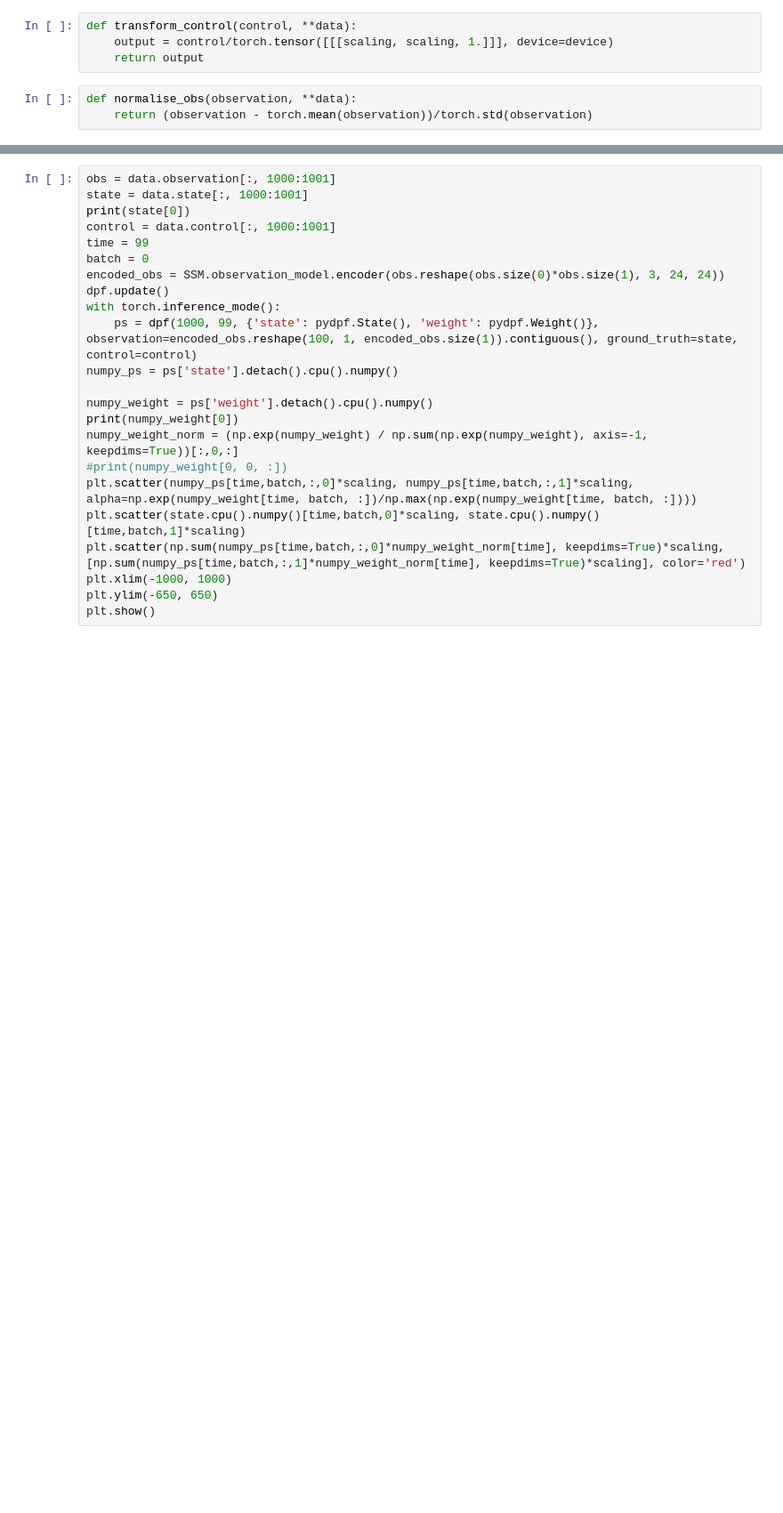
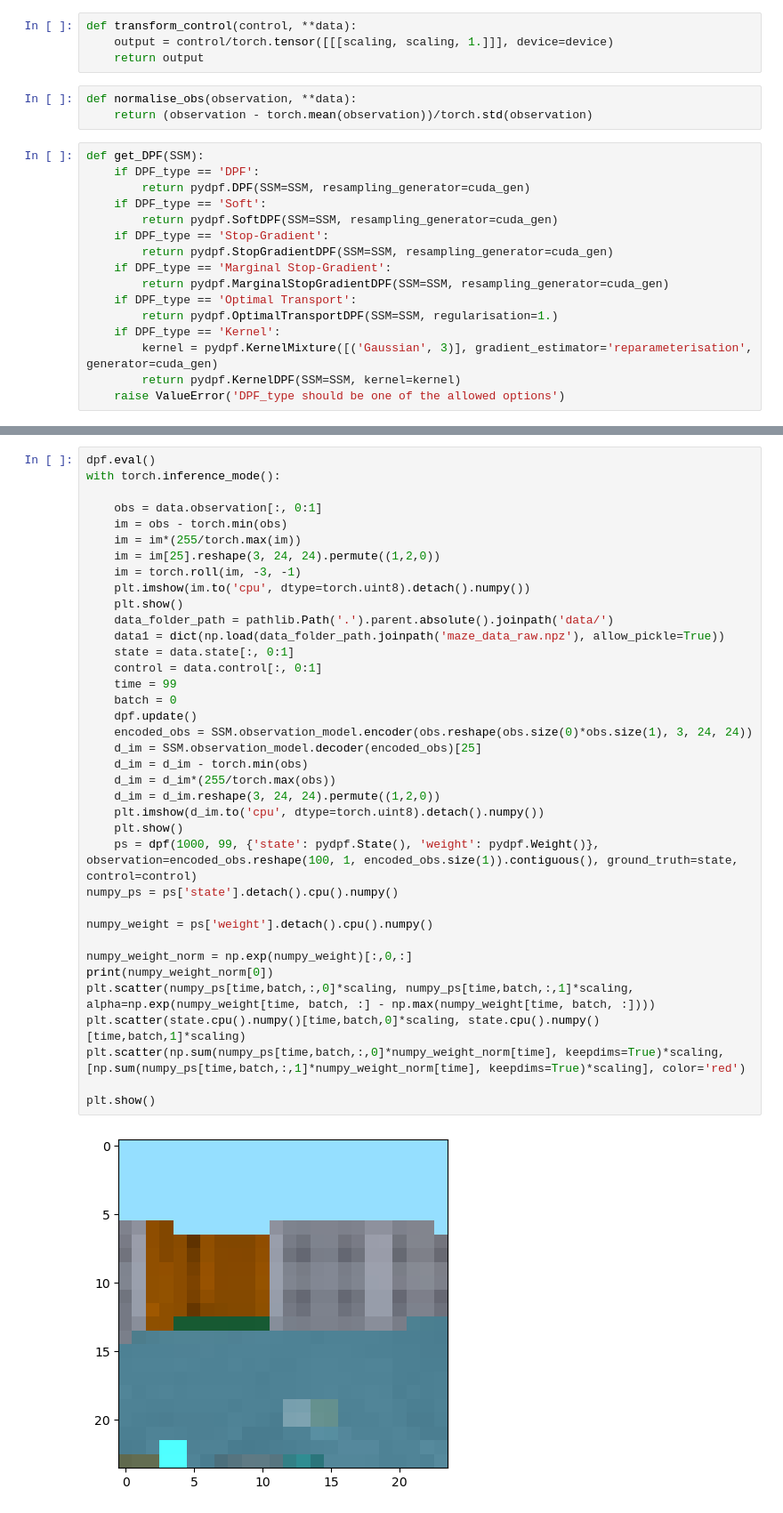
Before and after one commit to John-JoB/pydpf, a Jupyter notebook: jss_examples/Deep mind maze/Experiments.ipynb, the cells around one changed output, grey strips where cells are left out. Shown: that part at 89% size. Saved outputs shown, nothing was run; the diff lists cells and outputs as text; blank space fills up the shorter version.

Commit message:
Added the deep mind maze example

```diff
--- a/jss_examples/Deep mind maze/Experiments.ipynb
+++ b/jss_examples/Deep mind maze/Experiments.ipynb
@@ -54,4 +67,20 @@ def transform_control(control, **data):
 # %%
 def normalise_obs(observation, **data):
     return (observation - torch.mean(observation))/torch.std(observation)
+# %%
+def get_DPF(SSM):
+    if DPF_type == 'DPF':
+        return pydpf.DPF(SSM=SSM, resampling_generator=cuda_gen)
+    if DPF_type == 'Soft':
+        return pydpf.SoftDPF(SSM=SSM, resampling_generator=cuda_gen)
+    if DPF_type == 'Stop-Gradient':
+        return pydpf.StopGradientDPF(SSM=SSM, resampling_generator=cuda_gen)
+    if DPF_type == 'Marginal Stop-Gradient':
+        return pydpf.MarginalStopGradientDPF(SSM=SSM, resampling_generator=cuda_gen)
+    if DPF_type == 'Optimal Transport':
+        return pydpf.OptimalTransportDPF(SSM=SSM, regularisation=1.)
+    if DPF_type == 'Kernel':
+        kernel = pydpf.KernelMixture([('Gaussian', 3)], gradient_estimator='reparameterisation', generator=cuda_gen)
+        return pydpf.KernelDPF(SSM=SSM, kernel=kernel)
+    raise ValueError('DPF_type should be one of the allowed options')
 # %%
@@ -74,24 +137,39 @@ epoch 1/100, train loss: 14.752500415378147, validation position RMSE: 1519.5460
 # %%
-obs = data.observation[:, 1000:1001]
-state = data.state[:, 1000:1001]
-print(state[0])
-control = data.control[:, 1000:1001]
-time = 99
-batch = 0
-encoded_obs = SSM.observation_model.encoder(obs.reshape(obs.size(0)*obs.size(1), 3, 24, 24))
-dpf.update()
+dpf.eval()
 with torch.inference_mode():
+
+    obs = data.observation[:, 0:1]
+    im = obs - torch.min(obs)
+    im = im*(255/torch.max(im))
+    im = im[25].reshape(3, 24, 24).permute((1,2,0))
+    im = torch.roll(im, -3, -1)
+    plt.imshow(im.to('cpu', dtype=torch.uint8).detach().numpy())
+    plt.show()
+    data_folder_path = pathlib.Path('.').parent.absolute().joinpath('data/')
+    data1 = dict(np.load(data_folder_path.joinpath('maze_data_raw.npz'), allow_pickle=True))
+    state = data.state[:, 0:1]
+    control = data.control[:, 0:1]
+    time = 99
+    batch = 0
+    dpf.update()
+    encoded_obs = SSM.observation_model.encoder(obs.reshape(obs.size(0)*obs.size(1), 3, 24, 24))
+    d_im = SSM.observation_model.decoder(encoded_obs)[25]
+    d_im = d_im - torch.min(obs)
+    d_im = d_im*(255/torch.max(obs))
+    d_im = d_im.reshape(3, 24, 24).permute((1,2,0))
+    plt.imshow(d_im.to('cpu', dtype=torch.uint8).detach().numpy())
+    plt.show()
     ps = dpf(1000, 99, {'state': pydpf.State(), 'weight': pydpf.Weight()}, observation=encoded_obs.reshape(100, 1, encoded_obs.size(1)).contiguous(), ground_truth=state, control=control)
 numpy_ps = ps['state'].detach().cpu().numpy()
 
 numpy_weight = ps['weight'].detach().cpu().numpy()
-print(numpy_weight[0])
-numpy_weight_norm = (np.exp(numpy_weight) / np.sum(np.exp(numpy_weight), axis=-1, keepdims=True))[:,0,:]
-#print(numpy_weight[0, 0, :])
-plt.scatter(numpy_ps[time,batch,:,0]*scaling, numpy_ps[time,batch,:,1]*scaling, alpha=np.exp(numpy_weight[time, batch, :])/np.max(np.exp(numpy_weight[time, batch, :])))
+
+numpy_weight_norm = np.exp(numpy_weight)[:,0,:]
+print(numpy_weight_norm[0])
+plt.scatter(numpy_ps[time,batch,:,0]*scaling, numpy_ps[time,batch,:,1]*scaling, alpha=np.exp(numpy_weight[time, batch, :] - np.max(numpy_weight[time, batch, :])))
 plt.scatter(state.cpu().numpy()[time,batch,0]*scaling, state.cpu().numpy()[time,batch,1]*scaling)
 plt.scatter(np.sum(numpy_ps[time,batch,:,0]*numpy_weight_norm[time], keepdims=True)*scaling, [np.sum(numpy_ps[time,batch,:,1]*numpy_weight_norm[time], keepdims=True)*scaling], color='red')
-plt.xlim(-1000, 1000)
-plt.ylim(-650, 650)
+
 plt.show()
 # %% [output]
+[figure, added]
```
Also changed, not shown: parts of 6 cells of this notebook, 6 other files.
